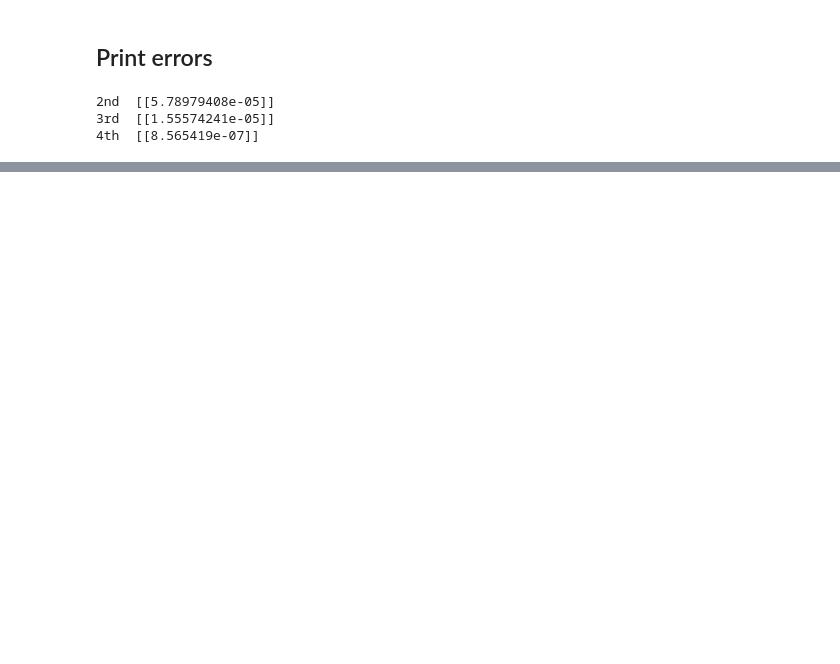
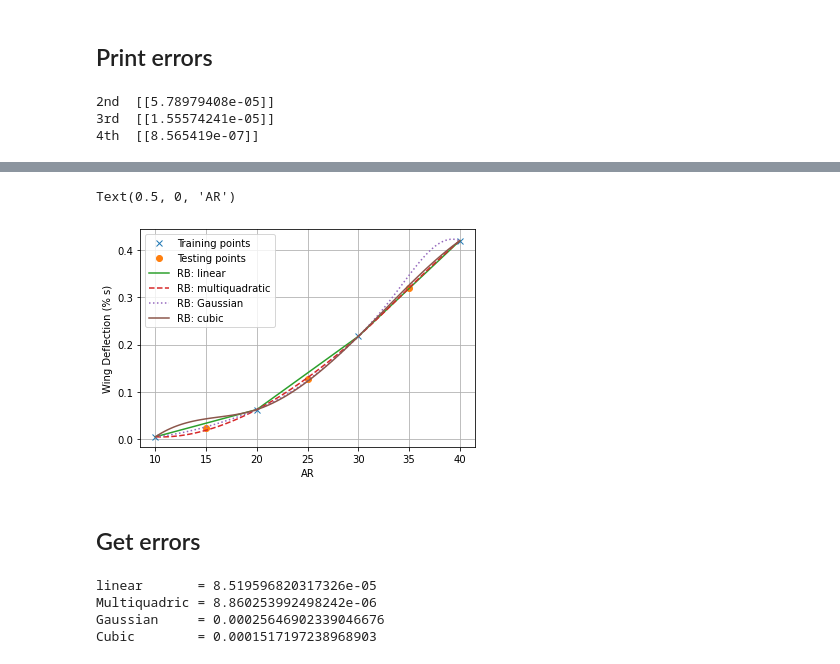
Before and after one commit to ACea15/Projects-SHARPy, a Jupyter notebook: aeroelasticPMOR_Optimization/surrogate_model/aspectRatio_wingDeflection_surrogate.ipynb, the cells around one changed output, grey strips where cells are left out. Cells and saved outputs as stored; diff of their text form; code cells hidden in the pictures; blank space fills up the shorter version.

```diff
--- a/aeroelasticPMOR_Optimization/surrogate_model/aspectRatio_wingDeflection_surrogate.ipynb
+++ b/aeroelasticPMOR_Optimization/surrogate_model/aspectRatio_wingDeflection_surrogate.ipynb
@@ -294,0 +301,8 @@ print('4th ', error4)
+# %%
+# Get x points
+xr = np.linspace(AR[0],AR[len(AR)-1],100)
+yl = Rbf(AR,wingDef_nonDim, function = 'linear')
+ym = Rbf(AR,wingDef_nonDim, function = 'multiquadric')
+yg = Rbf(AR,wingDef_nonDim, function = 'gaussian')
+yc = Rbf(AR,wingDef_nonDim, function = 'cubic')
+print(yl(xr))
@@ -294,0 +327,45 @@ print('4th ', error4)
+# %%
+# Plot the points on the graph
+fig5, ax = plt.subplots()
+
+ax.plot(AR,wingDef_nonDim,'x')
+ax.plot(AR_test,wingDef_nonDim_test,'o')
+ax.plot(xr,yr(xr))
+ax.plot(xr,ym(xr),'--')
+ax.plot(xr,yg(xr),':')
+ax.plot(xr,yc(xr))
+
+
+ax.legend(["Training points","Testing points","RB: linear","RB: multiquadratic","RB: Gaussian",'RB: cubic'])
+ax.grid(True)
+ax.set_ylabel('Wing Deflection (% s)')
+ax.set_xlabel('AR')
+# %% [output]
+Text(0.5, 0, 'AR')
+[figure, added]
+# %% [markdown]
+## Get errors
+# %%
+error_l = 0
+error_m = 0
+error_g = 0
+error_c = 0
+for i in range(len(AR_test)):
+    error_l += (yl(AR_test[i])-wingDef_nonDim_test[i])**2
+    error_m += (ym(AR_test[i])-wingDef_nonDim_test[i])**2
+    error_g += (yg(AR_test[i])-wingDef_nonDim_test[i])**2
+    error_c += (yc(AR_test[i])-wingDef_nonDim_test[i])**2
+error_l = error_l/len(AR_test)
+error_m = error_m/len(AR_test)
+error_g = error_g/len(AR_test)
+error_c = error_c/len(AR_test)
+
+print('linear       =', error_l)
+print('Multiquadric =', error_m)
+print('Gaussian     =', error_g)
+print('Cubic        =',error_c)
+# %% [output]
+linear       = 8.519596820317326e-05
+Multiquadric = 8.860253992498242e-06
+Gaussian     = 0.00025646902339046676
+Cubic        = 0.0001517197238968903
```
Also changed, not shown: parts of 7 cells of this notebook, 2 other files.
